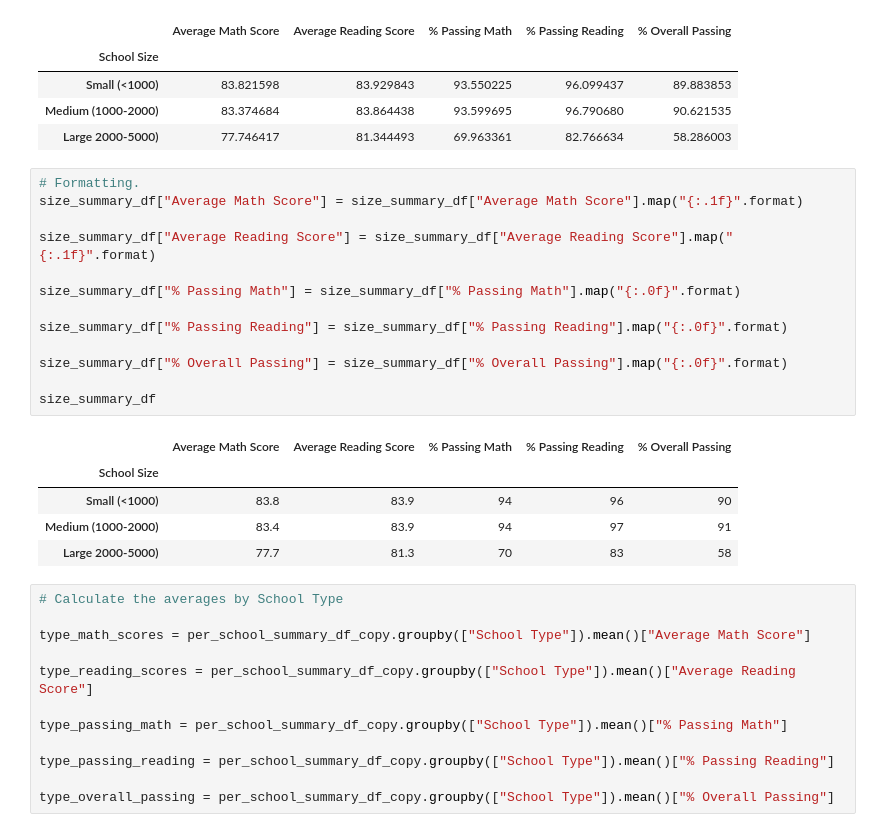
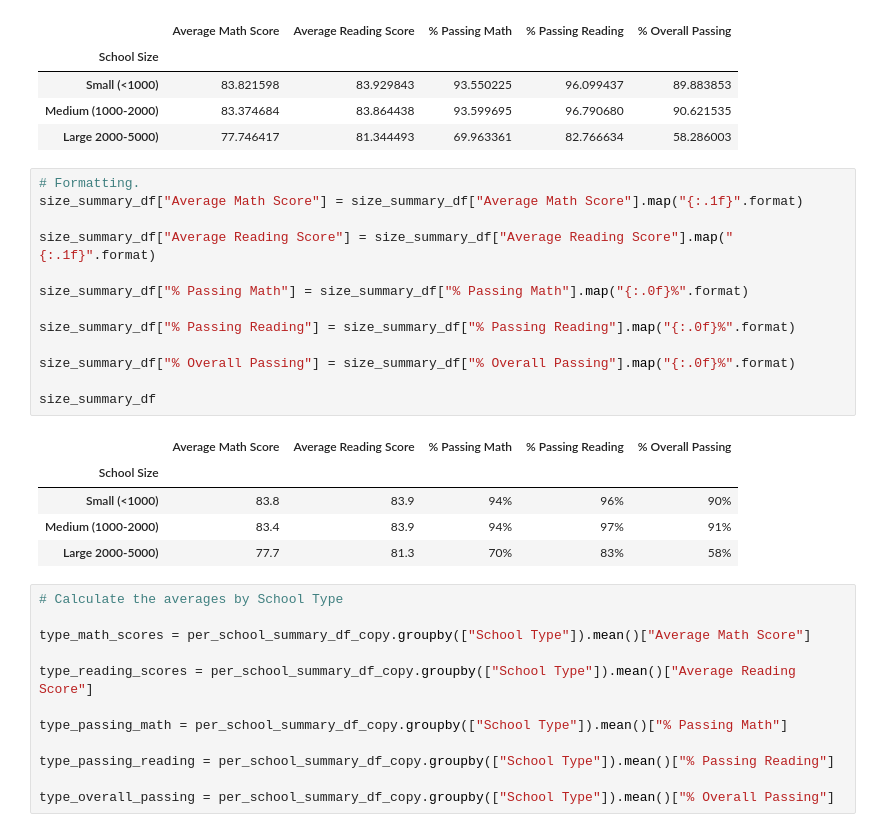
Before and after one commit to rkaysen63/School_District_Analysis, a Jupyter notebook: PyCitySchools.ipynb, the cells around one changed output. Drawn from its saved outputs; the diff is of its cells as text.

```diff
--- a/PyCitySchools.ipynb
+++ b/PyCitySchools.ipynb
@@ -1425,22 +1415,22 @@ size_summary_df_copy
 # %%
 # Formatting.
 size_summary_df["Average Math Score"] = size_summary_df["Average Math Score"].map("{:.1f}".format)
 
 size_summary_df["Average Reading Score"] = size_summary_df["Average Reading Score"].map("{:.1f}".format)
 
-size_summary_df["% Passing Math"] = size_summary_df["% Passing Math"].map("{:.0f}".format)
+size_summary_df["% Passing Math"] = size_summary_df["% Passing Math"].map("{:.0f}%".format)
 
-size_summary_df["% Passing Reading"] = size_summary_df["% Passing Reading"].map("{:.0f}".format)
+size_summary_df["% Passing Reading"] = size_summary_df["% Passing Reading"].map("{:.0f}%".format)
 
-size_summary_df["% Overall Passing"] = size_summary_df["% Overall Passing"].map("{:.0f}".format)
+size_summary_df["% Overall Passing"] = size_summary_df["% Overall Passing"].map("{:.0f}%".format)
 
 size_summary_df
 # %% [output]
 |  | Average Math Score | Average Reading Score | % Passing Math | % Passing Reading | % Overall Passing |
 | School Size |  |  |  |  |  |
-| Small (<1000) | 83.8 | 83.9 | 94 | 96 | 90 |
-| Medium (1000-2000) | 83.4 | 83.9 | 94 | 97 | 91 |
-| Large 2000-5000) | 77.7 | 81.3 | 70 | 83 | 58 |
+| Small (<1000) | 83.8 | 83.9 | 94% | 96% | 90% |
+| Medium (1000-2000) | 83.4 | 83.9 | 94% | 97% | 91% |
+| Large 2000-5000) | 77.7 | 81.3 | 70% | 83% | 58% |
 # %%
 # Calculate the averages by School Type
 
```
Also changed, not shown: parts of 6 cells of this notebook, 22 other files.
